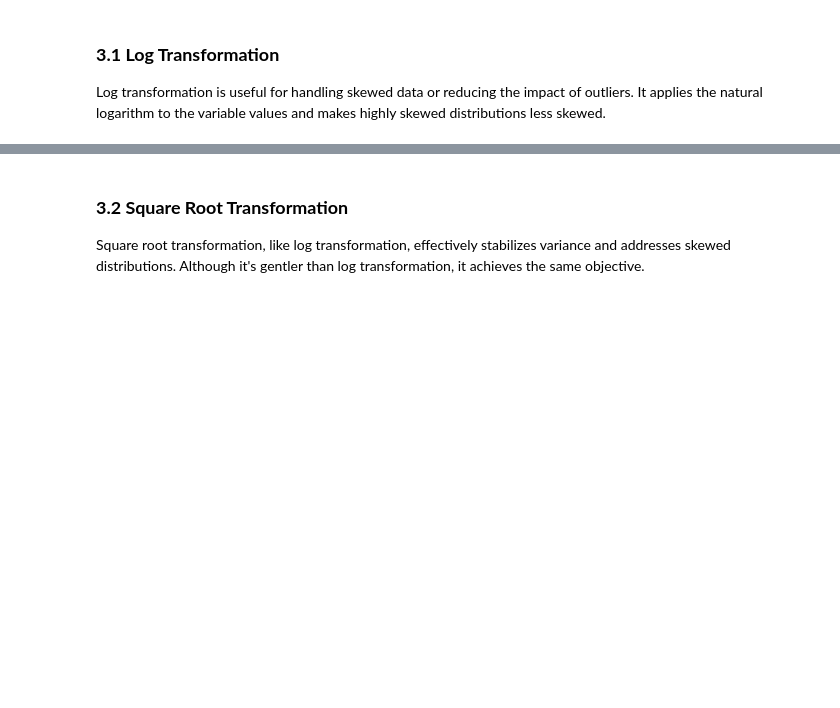
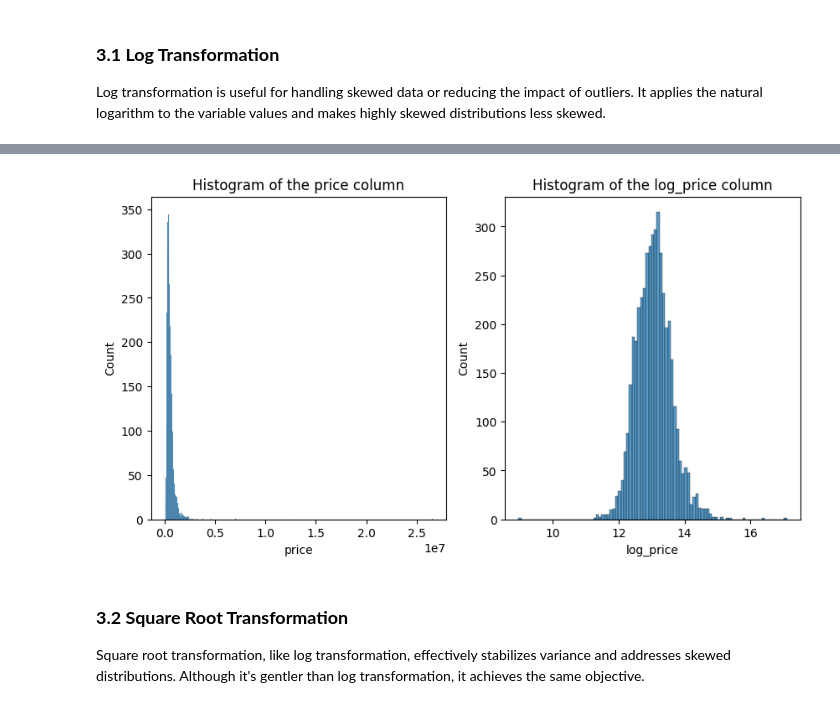
Before and after one commit to opendroid/learn-python, a Jupyter notebook: numpy/feature_engineering.ipynb, the cells around one changed output, grey strips where cells are left out. Cells and saved outputs as stored; diff of their text form; code cells hidden in the pictures; blank space fills up the shorter version.

```diff
--- a/numpy/feature_engineering.ipynb
+++ b/numpy/feature_engineering.ipynb
@@ -57,3 +91,16 @@ df.head()
+# %%
+import seaborn as sns
+
+fig, ax = plt.subplots(1, 3, figsize=(10, 5))
+sns.histplot(df['price'], ax=ax[0])
+sns.histplot(df['log_price'], ax=ax[1])
+sns.histplot(df['SquareRoot_price'], ax=ax[2])
+ax[0].set_title('Histogram of the price column')
+ax[1].set_title('Histogram of the log_price column')
+ax[2].set_title('Histogram of the SquareRoot_price column')
+plt.show()
+# %% [output]
+[figure, added]
 # %% [markdown]
 ### __3.2 Square Root Transformation__
 Square root transformation, like log transformation, effectively stabilizes variance and addresses skewed distributions. Although it's gentler than log transformation, it achieves the same objective.
```
Also changed, not shown: parts of 8 cells of this notebook, 1 other file.
